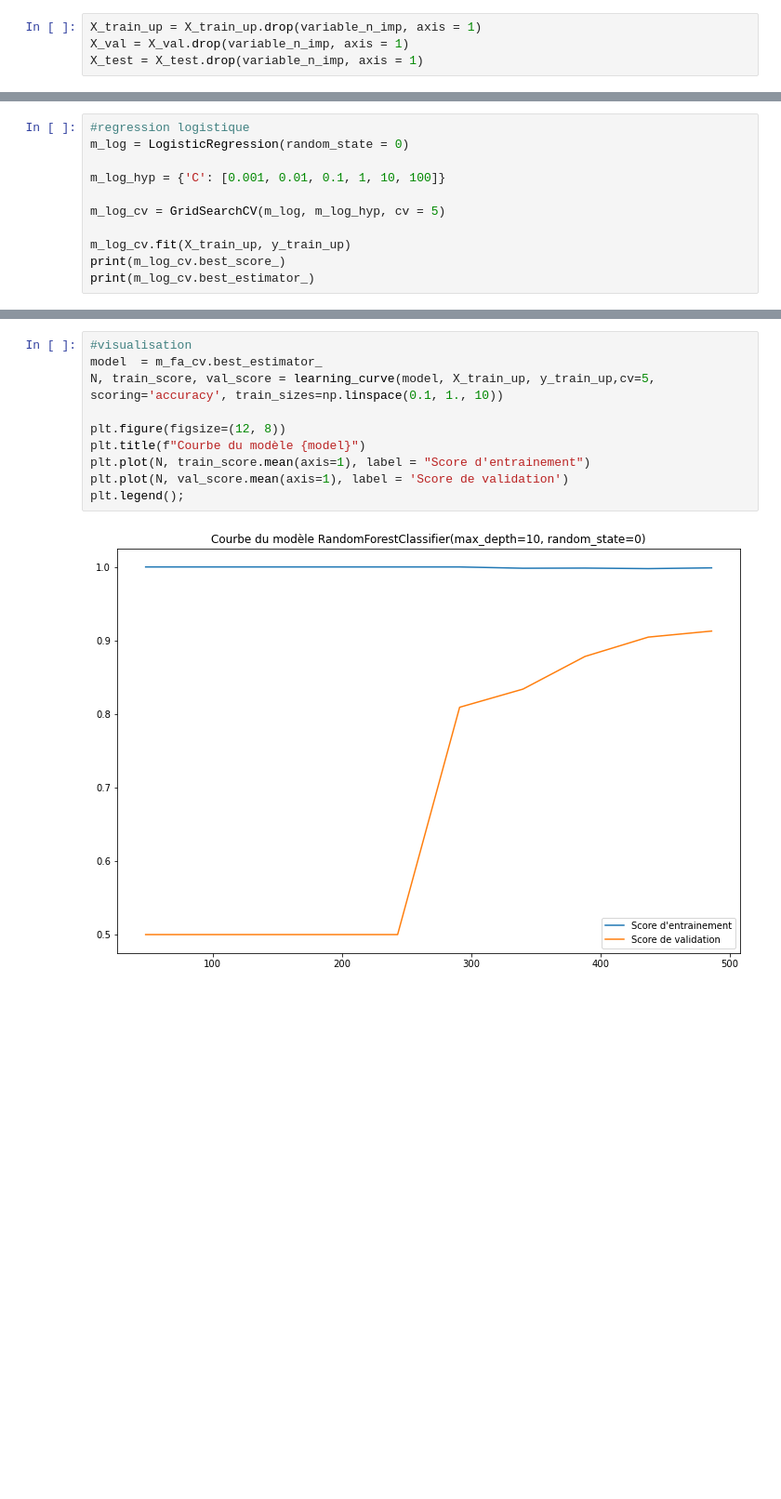
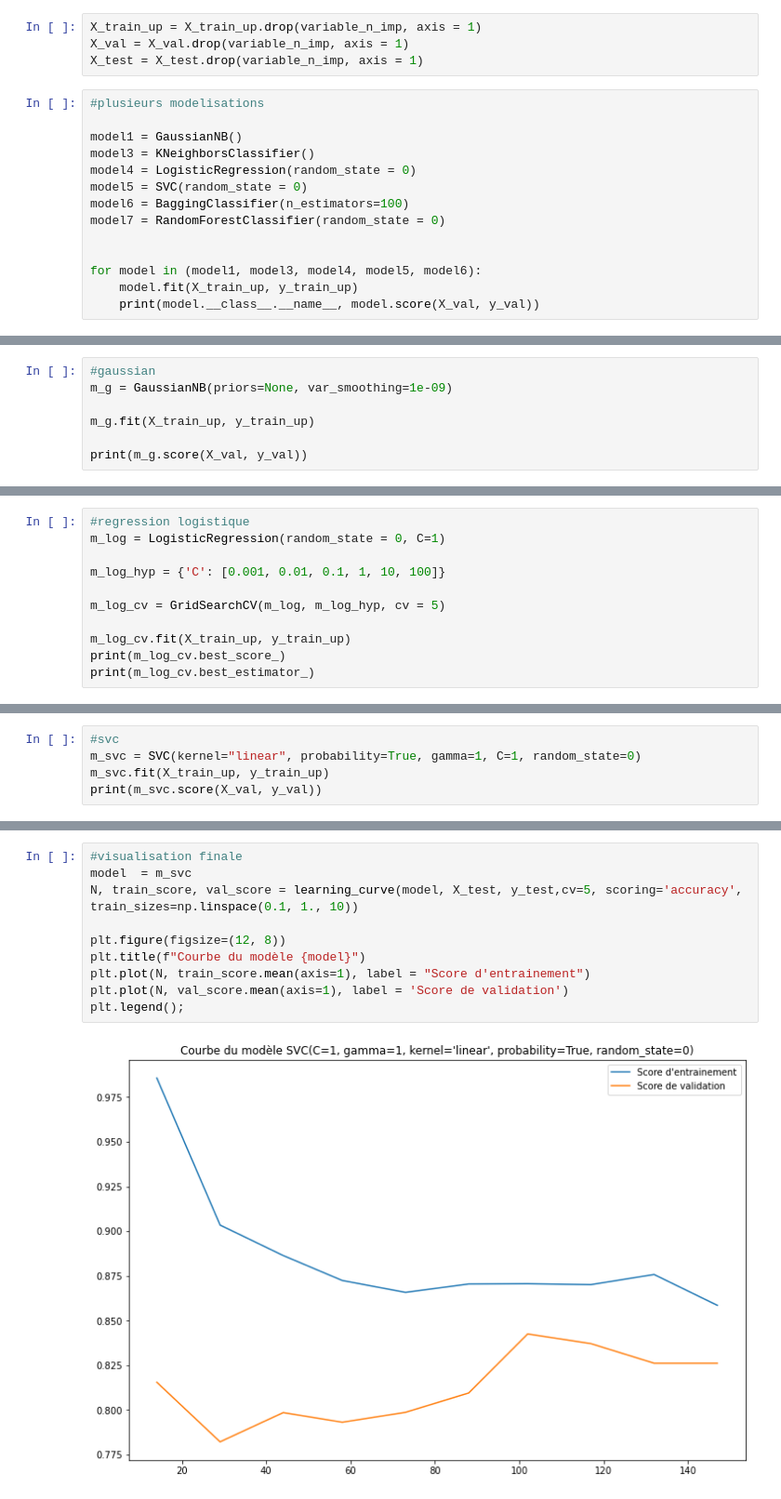
Before and after one commit to kmag-cell/heart_projet, a Jupyter notebook: cardiac_prediction.ipynb, the cells around one changed output, grey strips where cells are left out. Shown at 93% size. Drawn from its saved outputs; the diff is of its cells as text; blank space fills up the shorter version.

```diff
--- a/cardiac_prediction.ipynb
+++ b/cardiac_prediction.ipynb
@@ -724,3 +750,17 @@ variable_n_imp = ['PENTE_Descendant', 'TDT_AT', 'ECG_LVH', 'ECG_Normal', 'GAJ',
 X_train_up = X_train_up.drop(variable_n_imp, axis = 1)
 X_val = X_val.drop(variable_n_imp, axis = 1)
 X_test = X_test.drop(variable_n_imp, axis = 1)
+# %%
+#plusieurs modelisations
+
+model1 = GaussianNB()
+model3 = KNeighborsClassifier()
+model4 = LogisticRegression(random_state = 0)
+model5 = SVC(random_state = 0)
+model6 = BaggingClassifier(n_estimators=100)
+model7 = RandomForestClassifier(random_state = 0)
+
+
+for model in (model1, model3, model4, model5, model6):
+    model.fit(X_train_up, y_train_up)
+    print(model.__class__.__name__, model.score(X_val, y_val))
@@ -726,0 +791,7 @@ X_test = X_test.drop(variable_n_imp, axis = 1)
+# %%
+#gaussian
+m_g = GaussianNB(priors=None, var_smoothing=1e-09)
+
+m_g.fit(X_train_up, y_train_up)
+
+print(m_g.score(X_val, y_val))
@@ -727,6 +800,6 @@ X_test = X_test.drop(variable_n_imp, axis = 1)
 # %%
 #regression logistique
-m_log = LogisticRegression(random_state = 0)
+m_log = LogisticRegression(random_state = 0, C=1)
 
 m_log_hyp = {'C': [0.001, 0.01, 0.1, 1, 10, 100]}
 
@@ -757,0 +814,5 @@ RandomForestClassifier(max_depth=10, random_state=0)
+# %%
+#svc
+m_svc = SVC(kernel="linear", probability=True, gamma=1, C=1, random_state=0)
+m_svc.fit(X_train_up, y_train_up)
+print(m_svc.score(X_val, y_val))
@@ -809,12 +894,12 @@ weighted avg       0.86      0.86      0.86       184
 # %%
-#visualisation
-model  = m_fa_cv.best_estimator_
-N, train_score, val_score = learning_curve(model, X_train_up, y_train_up,cv=5, scoring='accuracy', train_sizes=np.linspace(0.1, 1., 10))
+#visualisation finale
+model  = m_svc
+N, train_score, val_score = learning_curve(model, X_test, y_test,cv=5, scoring='accuracy', train_sizes=np.linspace(0.1, 1., 10))
 
 plt.figure(figsize=(12, 8))
 plt.title(f"Courbe du modèle {model}")
 plt.plot(N, train_score.mean(axis=1), label = "Score d'entrainement")
 plt.plot(N, val_score.mean(axis=1), label = 'Score de validation')
 plt.legend();
 # %% [output]
-[figure, old version]
+[figure, new version]
```
Also changed, not shown: parts of 57 cells of this notebook.
